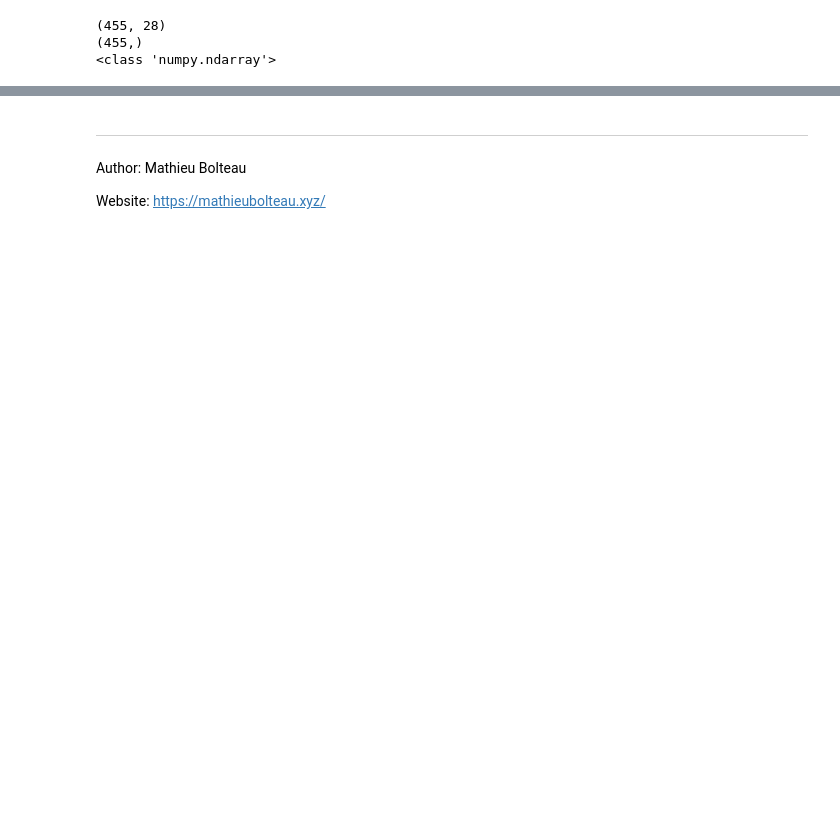
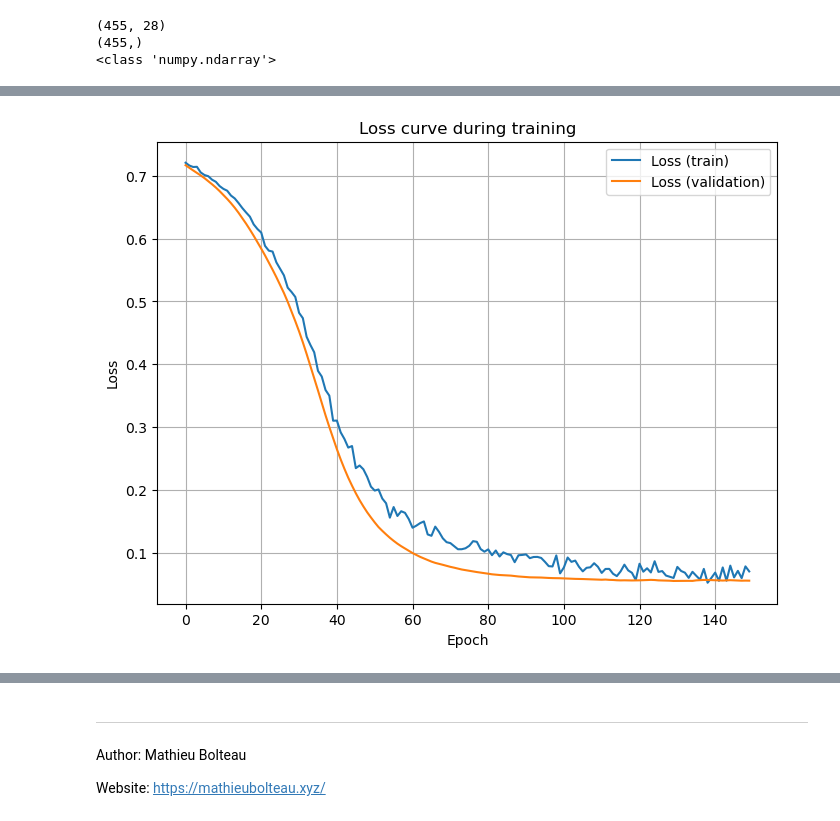
Before and after one commit to mathieubolteau/DataScienceProjects, a Jupyter notebook: breast_cancer_prediction/Breast_Cancer_Analysis_and_Prediction.ipynb, the cells around one changed output, grey strips where cells are left out. Cells and saved outputs as stored; diff of their text form; code cells hidden in the pictures; blank space fills up the shorter version.

```diff
--- a/breast_cancer_prediction/Breast_Cancer_Analysis_and_Prediction.ipynb
+++ b/breast_cancer_prediction/Breast_Cancer_Analysis_and_Prediction.ipynb
@@ -810,0 +831,26 @@ Test recall : 0.9767441749572754
+# %%
+# Neural network parameters
+input_shape = x_train_np.shape[1]
+
+
+class NeuralNetwork(nn.Module):
+    def __init__(self, input_shape):
+        super().__init__()
+        hidden1     = 64
+        hidden2     = 32
+        hidden3     = 16
+        self.hidden1 = nn.Linear(input_shape, hidden1)
+        self.hidden2 = nn.Linear(hidden1, hidden2)
+        self.hidden3 = nn.Linear(hidden2, hidden3)
+        self.output = nn.Linear(hidden3, 1)
+        self.dropout = nn.Dropout(0.3)
+
+    def forward(self, x):
+        x = F.relu(self.hidden1(x))
+        x = self.dropout(x)
+        x = F.relu(self.hidden2(x))
+        x = self.dropout(x)
+        x = F.relu(self.hidden3(x))
+        x = self.dropout(x)
+        x = torch.sigmoid(self.output(x))
+        return x
@@ -810,0 +948,8 @@ Test recall : 0.9767441749572754
+# %%
+# Training the model
+epochs = 150
+
+model = NeuralNetwork(input_shape=input_shape)
+print(model)
+
+history = fit(model, X_train_tensor, Y_train_tensor, X_test_tensor, Y_test_tensor, EPOCHS=epochs)
@@ -810,0 +974,13 @@ Test recall : 0.9767441749572754
+# %%
+# Plot the Loss curve evolution during the training step
+plt.figure(figsize=(8, 6))
+plt.plot(history['loss'], label='Loss (train)')
+plt.plot(history['val_loss'], label='Loss (validation)')
+plt.title('Loss curve during training')
+plt.xlabel('Epoch')
+plt.ylabel('Loss')
+plt.legend()
+plt.grid(True)
+plt.show()
+# %% [output]
+[figure, added]
```
Also changed, not shown: parts of 15 cells of this notebook, 3 other files.
